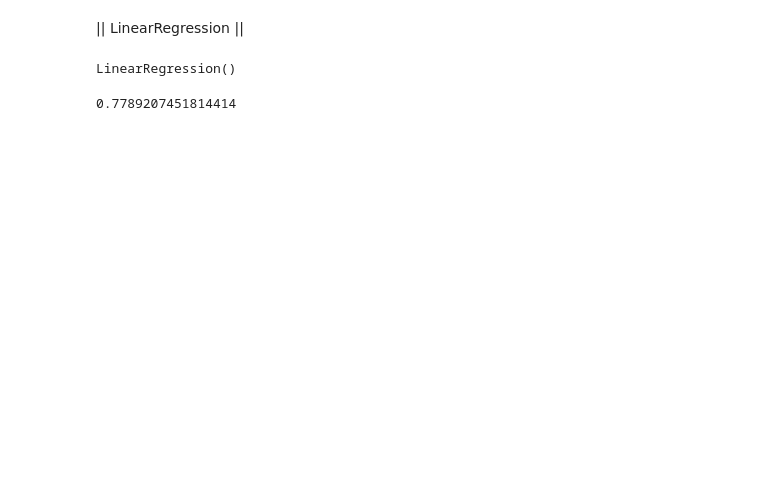
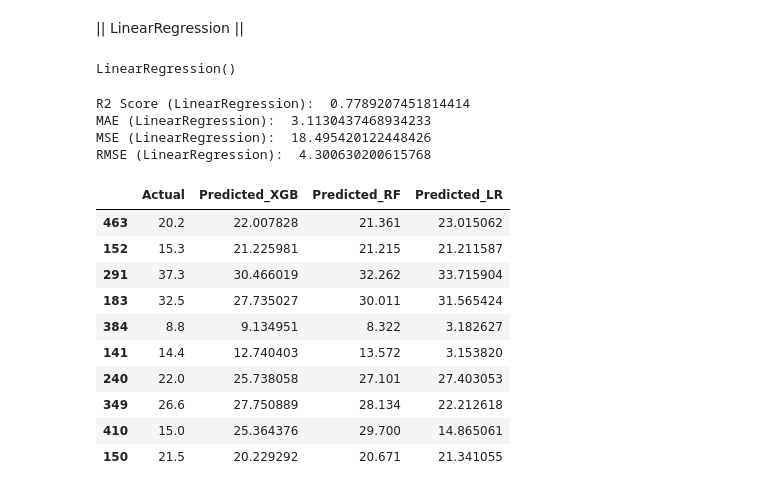
Before and after one commit to devsivv/house_prediction_machine_learning, a Jupyter notebook: house_price_prediction.ipynb, the cells around one changed output. Drawn from its saved outputs; the diff is of its cells as text; code cells hidden in the pictures; blank space fills up the shorter version.

```diff
--- a/house_price_prediction.ipynb
+++ b/house_price_prediction.ipynb
@@ -212,0 +234,3 @@ RMSE (RandomForestRegressor):  3.17665685964373
+# %%
+comparison_df['Predicted_RF'] = pred_RF
+comparison_df.head(10)
@@ -220,6 +264,36 @@ reg.fit(X_train, Y_train)
 # %% [output]
 LinearRegression()
 # %%
-reg.score(X_test, Y_test)
+pred_LR = reg.predict(X_test)
-# %% [output]
-0.7789207451814414
+# %%
+R2_score_LR = metrics.r2_score(Y_test, pred_LR)
+print('R2 Score (LinearRegression): ', R2_score_LR)
+
+MAE_LR = metrics.mean_absolute_error(Y_test, pred_LR)
+print('MAE (LinearRegression): ', MAE_LR)
+
+MSE_LR = metrics.mean_squared_error(Y_test, pred_LR)
+print('MSE (LinearRegression): ', MSE_LR)
+
+RMSE_LR = np.sqrt(metrics.mean_squared_error(Y_test, pred_LR))
+print('RMSE (LinearRegression): ', RMSE_LR)
+# %% [output]
+R2 Score (LinearRegression):  0.7789207451814414
+MAE (LinearRegression):  3.1130437468934233
+MSE (LinearRegression):  18.495420122448426
+RMSE (LinearRegression):  4.300630200615768
+# %%
+comparison_df['Predicted_LR'] = pred_LR
+comparison_df.head(10)
+# %% [output]
+|  | Actual | Predicted_XGB | Predicted_RF | Predicted_LR |
+| 463 | 20.2 | 22.007828 | 21.361 | 23.015062 |
+| 152 | 15.3 | 21.225981 | 21.215 | 21.211587 |
+| 291 | 37.3 | 30.466019 | 32.262 | 33.715904 |
+| 183 | 32.5 | 27.735027 | 30.011 | 31.565424 |
+| 384 | 8.8 | 9.134951 | 8.322 | 3.182627 |
+| 141 | 14.4 | 12.740403 | 13.572 | 3.153820 |
+| 240 | 22.0 | 25.738058 | 27.101 | 27.403053 |
+| 349 | 26.6 | 27.750889 | 28.134 | 22.212618 |
+| 410 | 15.0 | 25.364376 | 29.700 | 14.865061 |
+| 150 | 21.5 | 20.229292 | 20.671 | 21.341055 |
```
Also changed, not shown: parts of 8 cells of this notebook, 4 other files.
